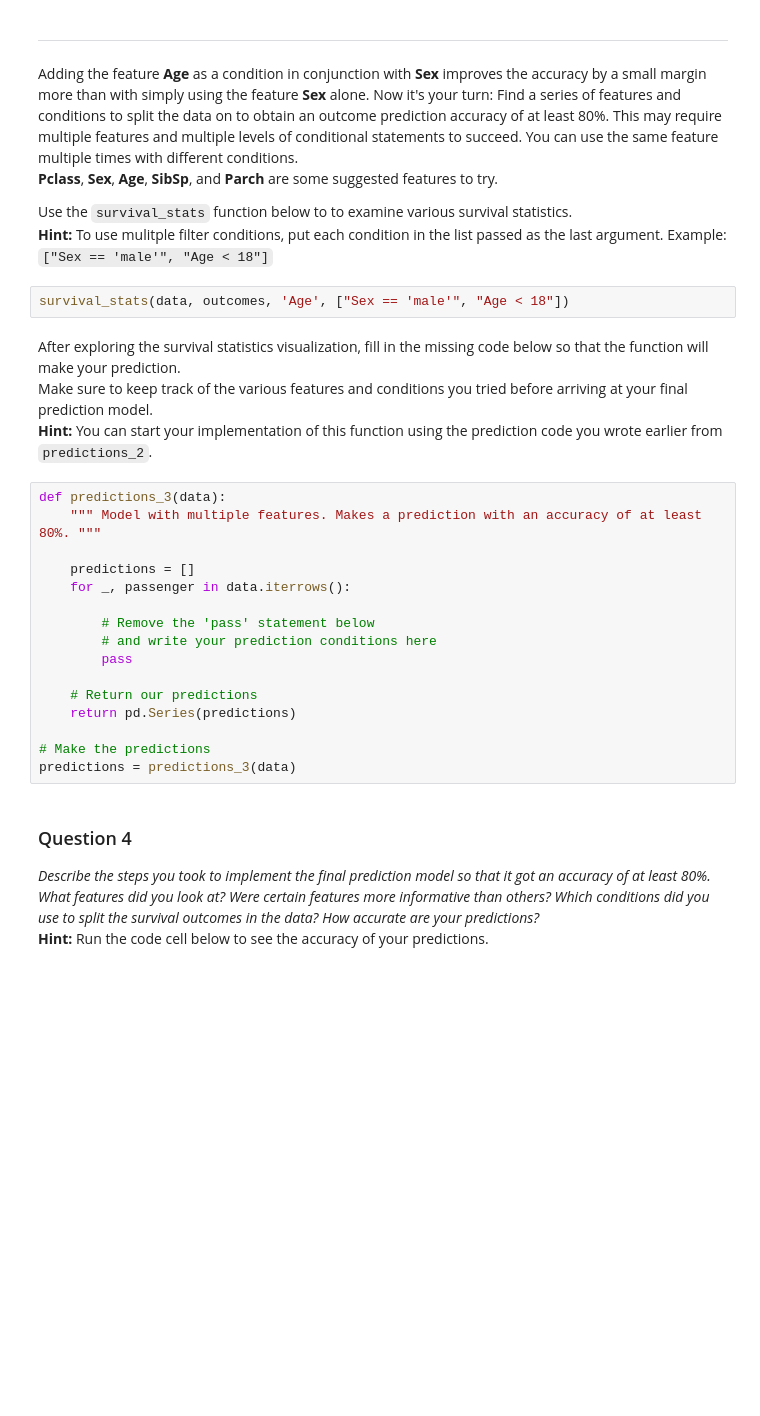
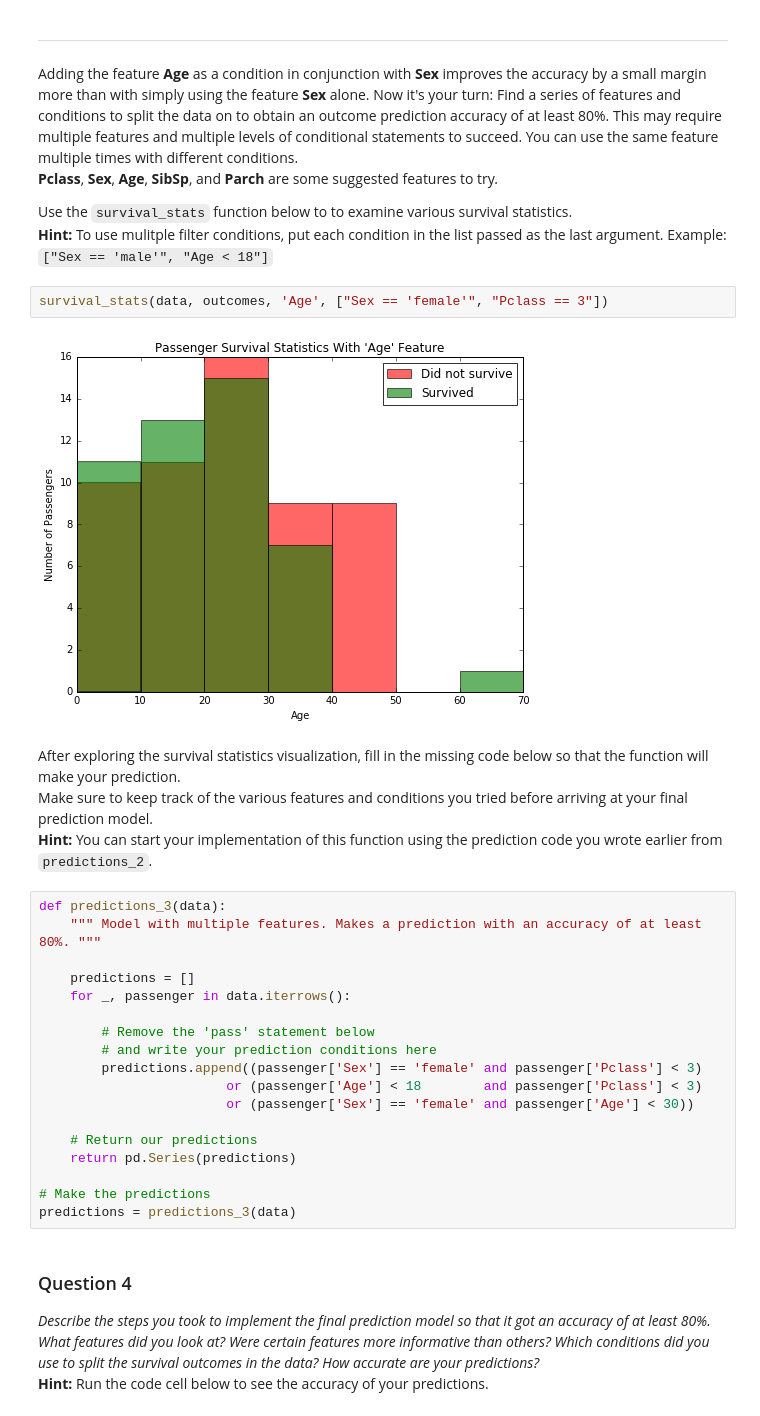
Before and after one commit to bonanzhang/machine-learning, a Jupyter notebook: projects/titanic_survival_exploration/titanic_survival_exploration.ipynb, the cells around one changed output. Cells and saved outputs as stored; diff of their text form; blank space fills up the shorter version.

```diff
--- a/projects/titanic_survival_exploration/titanic_survival_exploration.ipynb
+++ b/projects/titanic_survival_exploration/titanic_survival_exploration.ipynb
@@ -197,7 +201,9 @@ Adding the feature **Age** as a condition in conjunction with **Sex** improves t
 Use the `survival_stats` function below to to examine various survival statistics.
 **Hint:** To use mulitple filter conditions, put each condition in the list passed as the last argument. Example: `["Sex == 'male'", "Age < 18"]`
 # %%
-survival_stats(data, outcomes, 'Age', ["Sex == 'male'", "Age < 18"])
+survival_stats(data, outcomes, 'Age', ["Sex == 'female'", "Pclass == 3"])
+# %% [output]
+[figure, added]
 # %% [markdown]
 After exploring the survival statistics visualization, fill in the missing code below so that the function will make your prediction.
 Make sure to keep track of the various features and conditions you tried before arriving at your final prediction model.
@@ -211,7 +217,9 @@ def predictions_3(data):
 
         # Remove the 'pass' statement below
         # and write your prediction conditions here
-        pass
+        predictions.append((passenger['Sex'] == 'female' and passenger['Pclass'] < 3)
+                        or (passenger['Age'] < 18        and passenger['Pclass'] < 3)
+                        or (passenger['Sex'] == 'female' and passenger['Age'] < 30))
 
     # Return our predictions
     return pd.Series(predictions)
```
Also changed, not shown: parts of 15 cells of this notebook, 1 other file.
